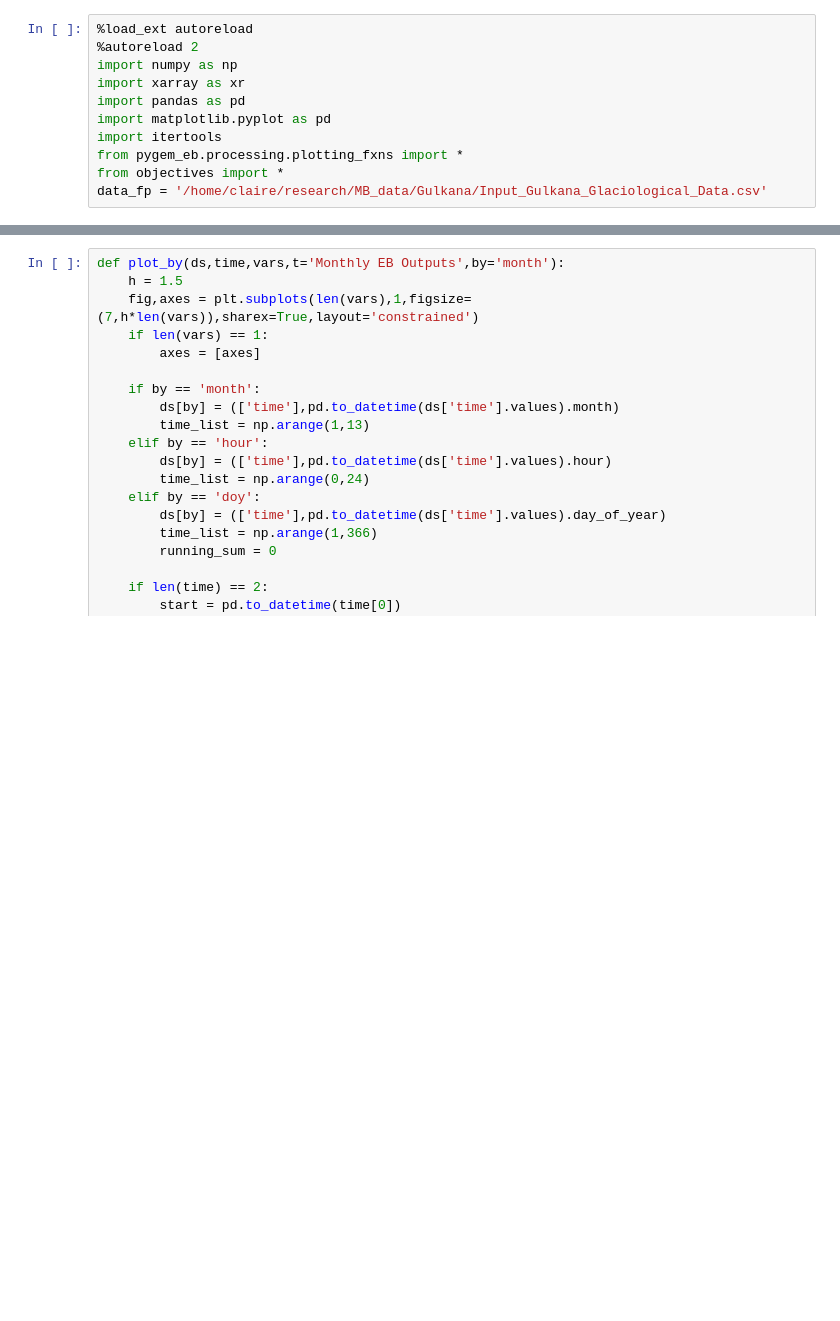
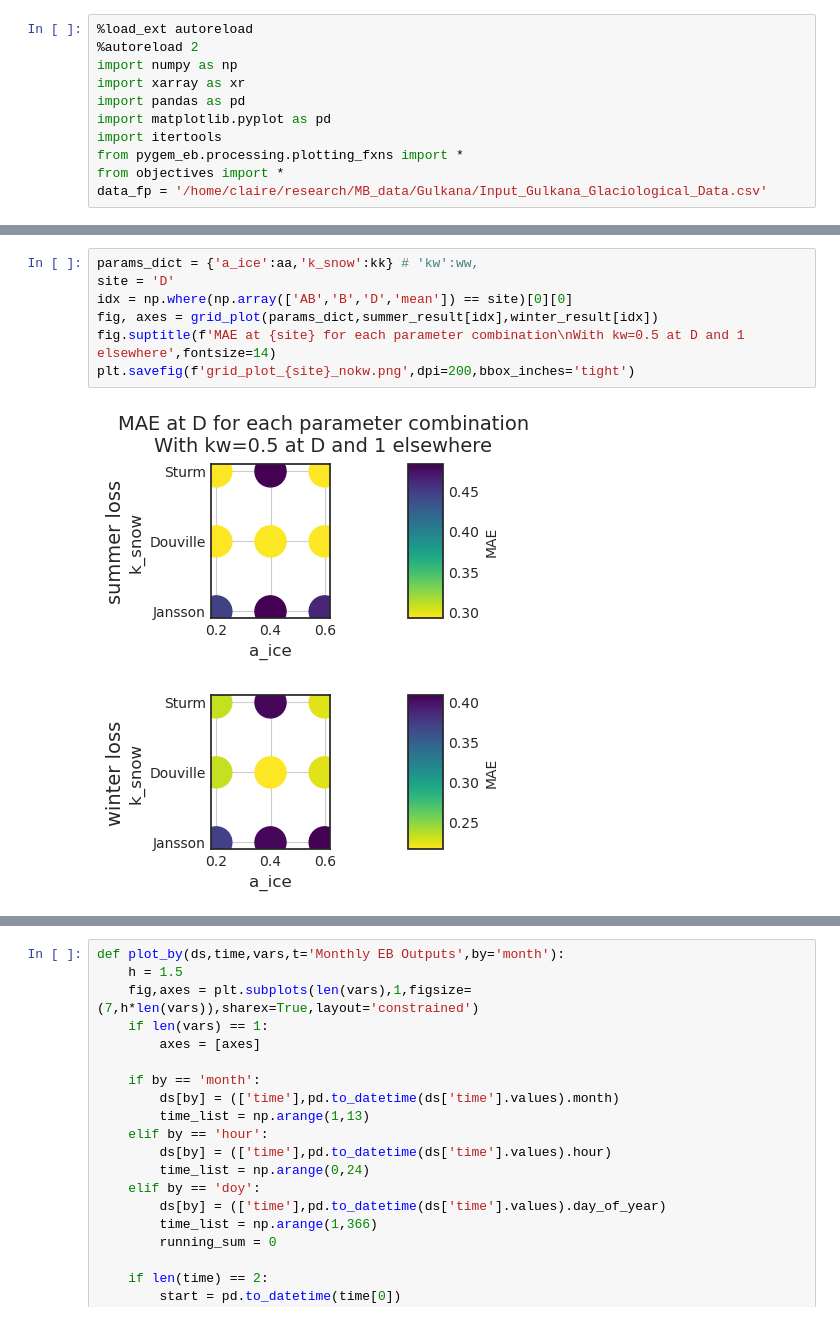
Before and after one commit to clairevwilson/PyGEM-EB, a Jupyter notebook: calibration_plotting.ipynb, the cells around one changed output, grey strips where cells are left out. Saved outputs shown, nothing was run; the diff lists cells and outputs as text; blank space fills up the shorter version.

```diff
--- a/calibration_plotting.ipynb
+++ b/calibration_plotting.ipynb
@@ -12 +173,10 @@ data_fp = '/home/claire/research/MB_data/Gulkana/Input_Gulkana_Glaciological_Dat
+# %%
+params_dict = {'a_ice':aa,'k_snow':kk} # 'kw':ww,
+site = 'D'
+idx = np.where(np.array(['AB','B','D','mean']) == site)[0][0]
+fig, axes = grid_plot(params_dict,summer_result[idx],winter_result[idx])
+fig.suptitle(f'MAE at {site} for each parameter combination\nWith kw=0.5 at D and 1 elsewhere',fontsize=14)
+plt.savefig(f'grid_plot_{site}_nokw.png',dpi=200,bbox_inches='tight')
+# %% [output]
+[figure, added]
 # %%
```
Also changed, not shown: parts of 8 cells of this notebook, 2 other files.
